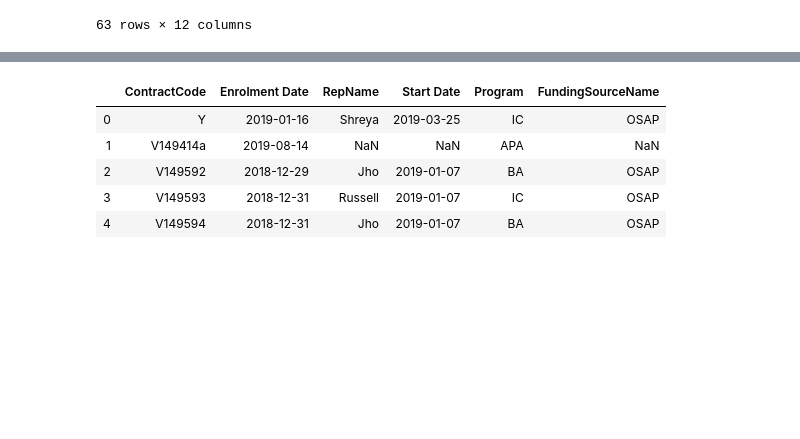
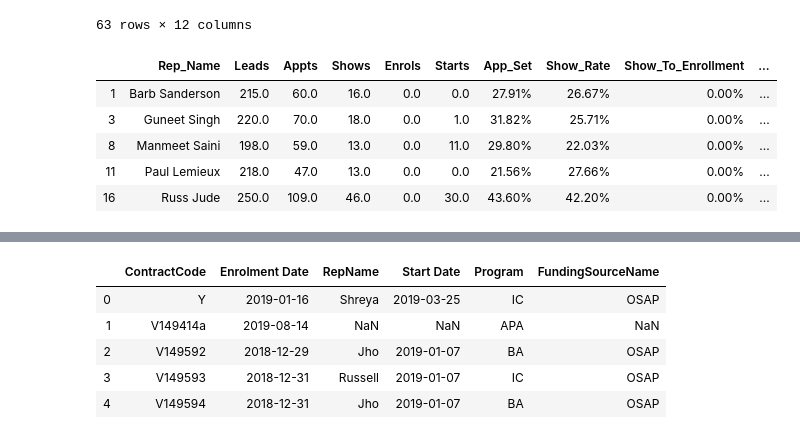
Before and after one commit to rajshruti/final-project, a Jupyter notebook: Data Cleaning/Master_Code.ipynb, the cells around one changed output, grey strips where cells are left out. Cells and saved outputs as stored; diff of their text form; code cells hidden in the pictures; blank space fills up the shorter version.

```diff
--- a/Data Cleaning/Master_Code.ipynb
+++ b/Data Cleaning/Master_Code.ipynb
@@ -220,3 +222,16 @@ merged_df
 | 200 | Pawandeep Kaur | 62.0 | 1.0 | 28.0 | 5.0 | 27.0 | 1.61% | 2,800.00% | 17.86% | ... |
 | 204 | Russ Jude | 82.0 | 61.0 | 40.0 | 30.0 | 9.0 | 74.39% | 65.57% | 75.00% | ... |
 63 rows × 12 columns
+# %%
+# Rename the columns
+
+merged_df = merged_df.rename(columns={"Rep Name": "Rep_Name", "App Set":"App_Set", "Show Rate":"Show_Rate", "(Show To Enrollment)": "Show_To_Enrollment", "(Enrollment to Start Rate)":"Enrollment_to_Start_Rate", "(Lead to start)":"Lead_to_Start"})
+# %%
+merged_df.head()
+# %% [output]
+|  | Rep_Name | Leads | Appts | Shows | Enrols | Starts | App_Set | Show_Rate | Show_To_Enrollment | ... |
+| 1 | Barb Sanderson | 215.0 | 60.0 | 16.0 | 0.0 | 0.0 | 27.91% | 26.67% | 0.00% | ... |
+| 3 | Guneet Singh | 220.0 | 70.0 | 18.0 | 0.0 | 1.0 | 31.82% | 25.71% | 0.00% | ... |
+| 8 | Manmeet Saini | 198.0 | 59.0 | 13.0 | 0.0 | 11.0 | 29.80% | 22.03% | 0.00% | ... |
+| 11 | Paul Lemieux | 218.0 | 47.0 | 13.0 | 0.0 | 0.0 | 21.56% | 27.66% | 0.00% | ... |
+| 16 | Russ Jude | 250.0 | 109.0 | 46.0 | 0.0 | 30.0 | 43.60% | 42.20% | 0.00% | ... |
```
Also changed, not shown: parts of 39 cells of this notebook, 1 other file.
